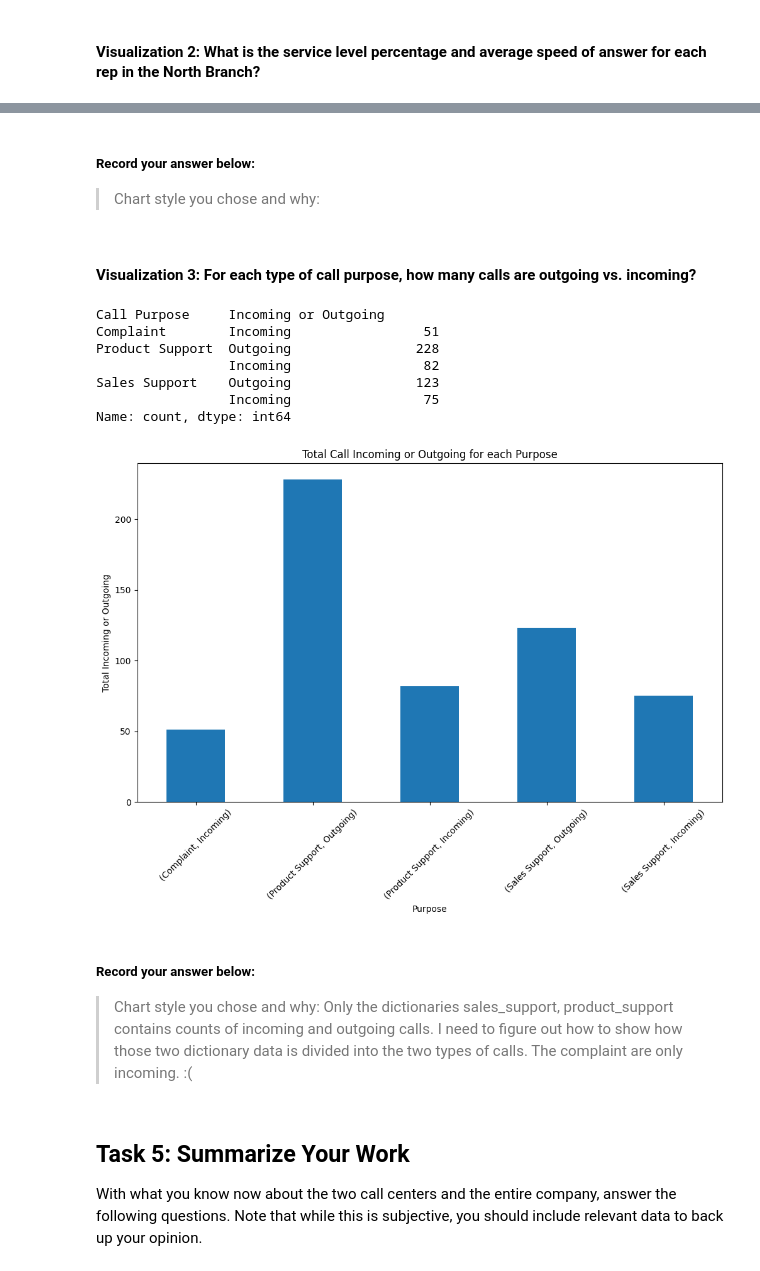
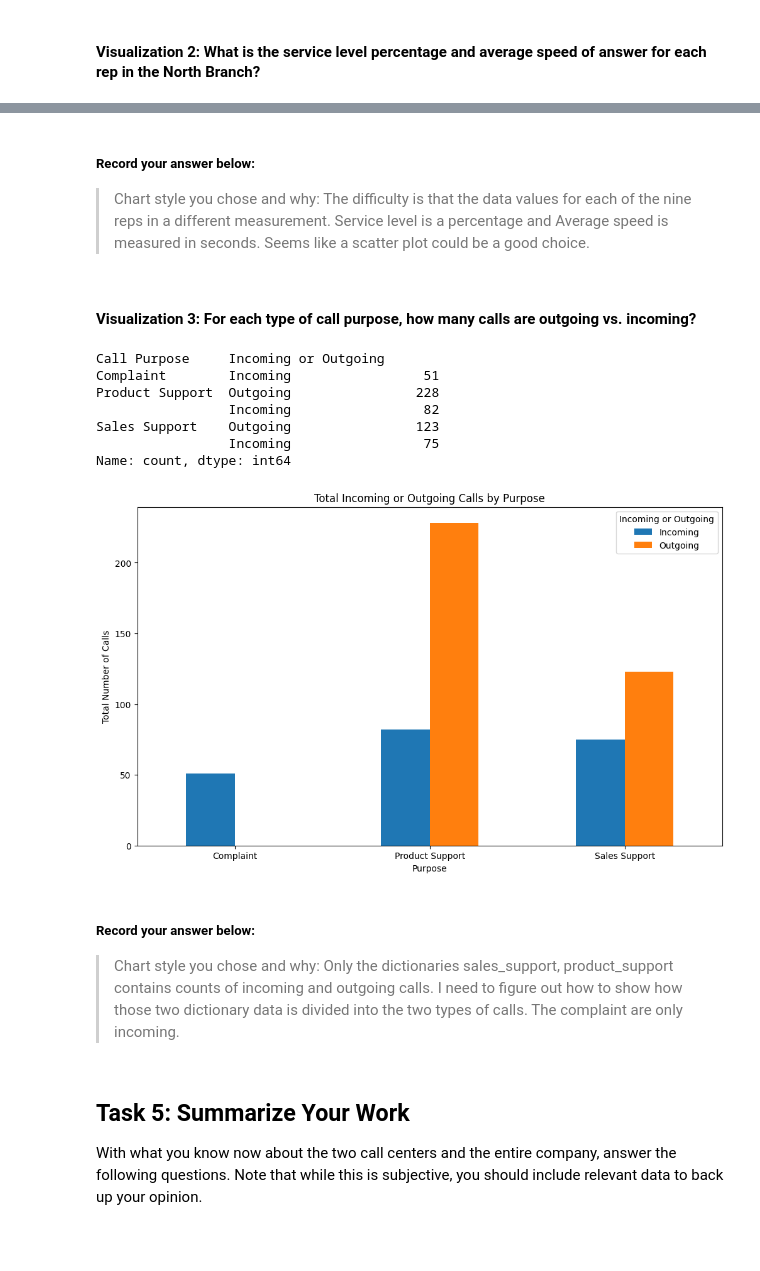
Before and after one commit to c-e-williams/call-center-cleanup-assignment, a Jupyter notebook: Call_Center_Cleanup.ipynb, the cells around one changed output, grey strips where cells are left out. Saved outputs shown, nothing was run; the diff lists cells and outputs as text; code cells hidden in the pictures; blank space fills up the shorter version.

```diff
--- a/Call_Center_Cleanup.ipynb
+++ b/Call_Center_Cleanup.ipynb
@@ -490,7 +479,7 @@ TypeError: unhashable type: 'numpy.ndarray'
 # %% [markdown]
 ##### Record your answer below:
 
-> Chart style you chose and why:
+> Chart style you chose and why: The difficulty is that the data values for each of the nine reps in a different measurement.  Service level is a percentage and Average speed is measured in seconds.   Seems like a scatter plot could be a good choice.
 # %% [markdown]
 #### Visualization 3: For each type of call purpose, how many calls are outgoing vs. incoming?
 # %%
@@ -503,42 +492,46 @@ import seaborn as sns
 purpose_group = df.groupby("Call Purpose")
 call_purpose = ["Complaint", "Product Support", "Sales Support"]
 purpose_counts = purpose_group["Incoming or Outgoing"].value_counts()
 print(purpose_counts)
 
 complaints = purpose_counts["Complaint"].to_dict()
 sales_support = purpose_counts["Sales Support"].to_dict()
 product_support = purpose_counts["Product Support"].to_dict()
 
 # #Your Code Here:
 
 # Pivot the DataFrame to prepare data for the multiple bar chart
 # pivot_df = purpose_group(index='call_purpose', columns='purpose_counts', values='Total', aggfunc='sum')
-df_pivot = purpose_counts
+# df_pivot = purpose_counts
+df_pivot = purpose_counts.unstack()
+
 
 # Plotting the multiple bar chart
 df_pivot.plot(kind='bar', figsize=(12, 7))
 
+
+
 # Add labels and title
 plt.xlabel('Purpose')
-plt.ylabel('Total Incoming or Outgoing')
-plt.title('Total Call Incoming or Outgoing for each Purpose')
+plt.ylabel('Total Number of Calls')
+plt.title('Total Incoming or Outgoing Calls by Purpose')
 
 # Display the plot
-plt.xticks(rotation=45)
+plt.xticks(rotation= 0)
 plt.show()
 # %% [output]
 Call Purpose     Incoming or Outgoing
 Complaint        Incoming                 51
 Product Support  Outgoing                228
                  Incoming                 82
 Sales Support    Outgoing                123
                  Incoming                 75
 Name: count, dtype: int64
-[figure, old version]
+[figure, new version]
 # %% [markdown]
 ##### Record your answer below:
 
-> Chart style you chose and why:  Only the dictionaries sales_support, product_support contains counts of incoming and outgoing calls.  I need to figure out how to show how those two dictionary data is divided into the two types of calls.   The complaint are only incoming.  :(
+> Chart style you chose and why:  Only the dictionaries sales_support, product_support contains counts of incoming and outgoing calls.  I need to figure out how to show how those two dictionary data is divided into the two types of calls.   The complaint are only incoming.
 # %% [markdown]
 ## Task 5: Summarize Your Work
 
```
Also changed, not shown: parts of 4 cells of this notebook.
